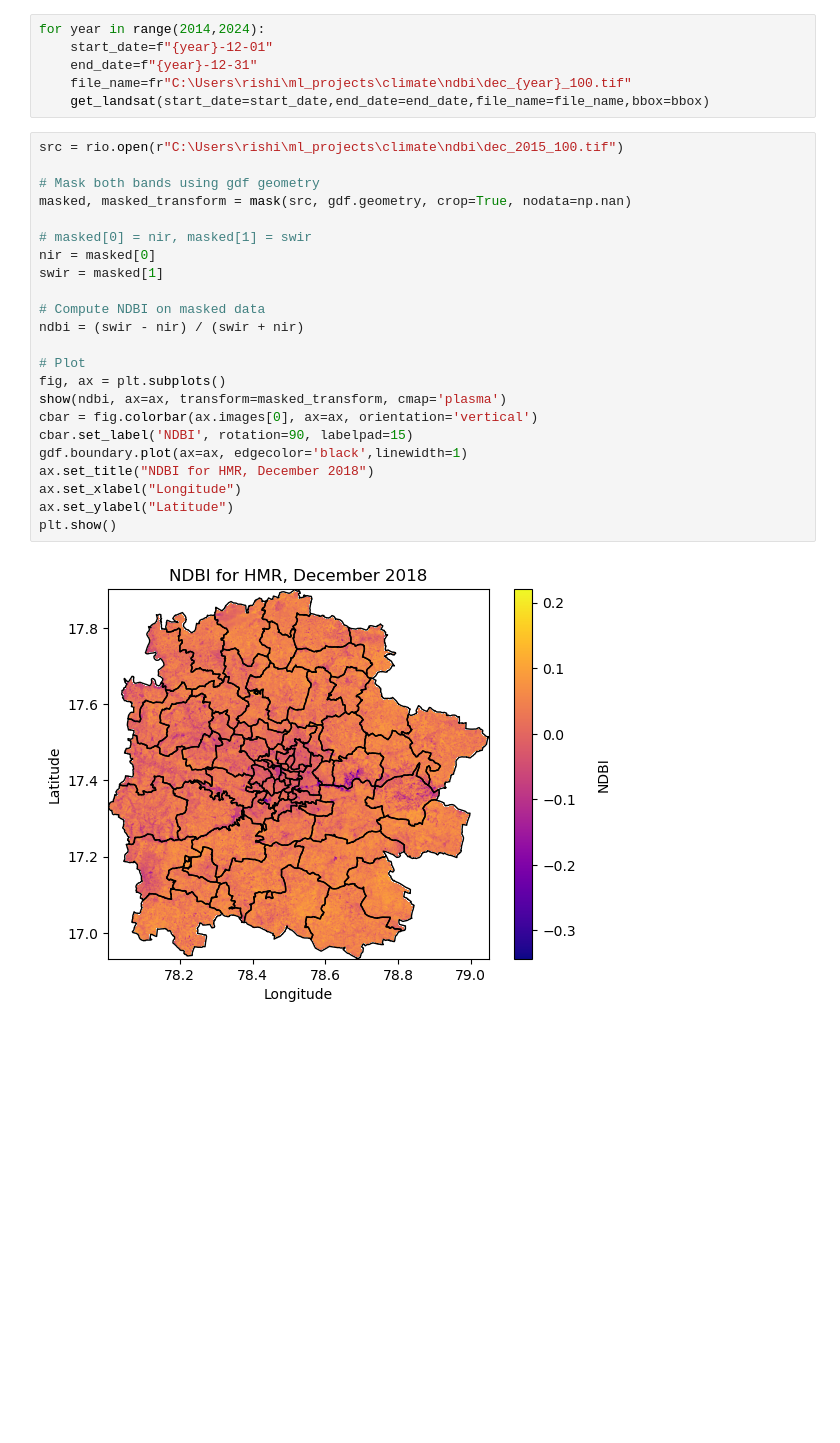
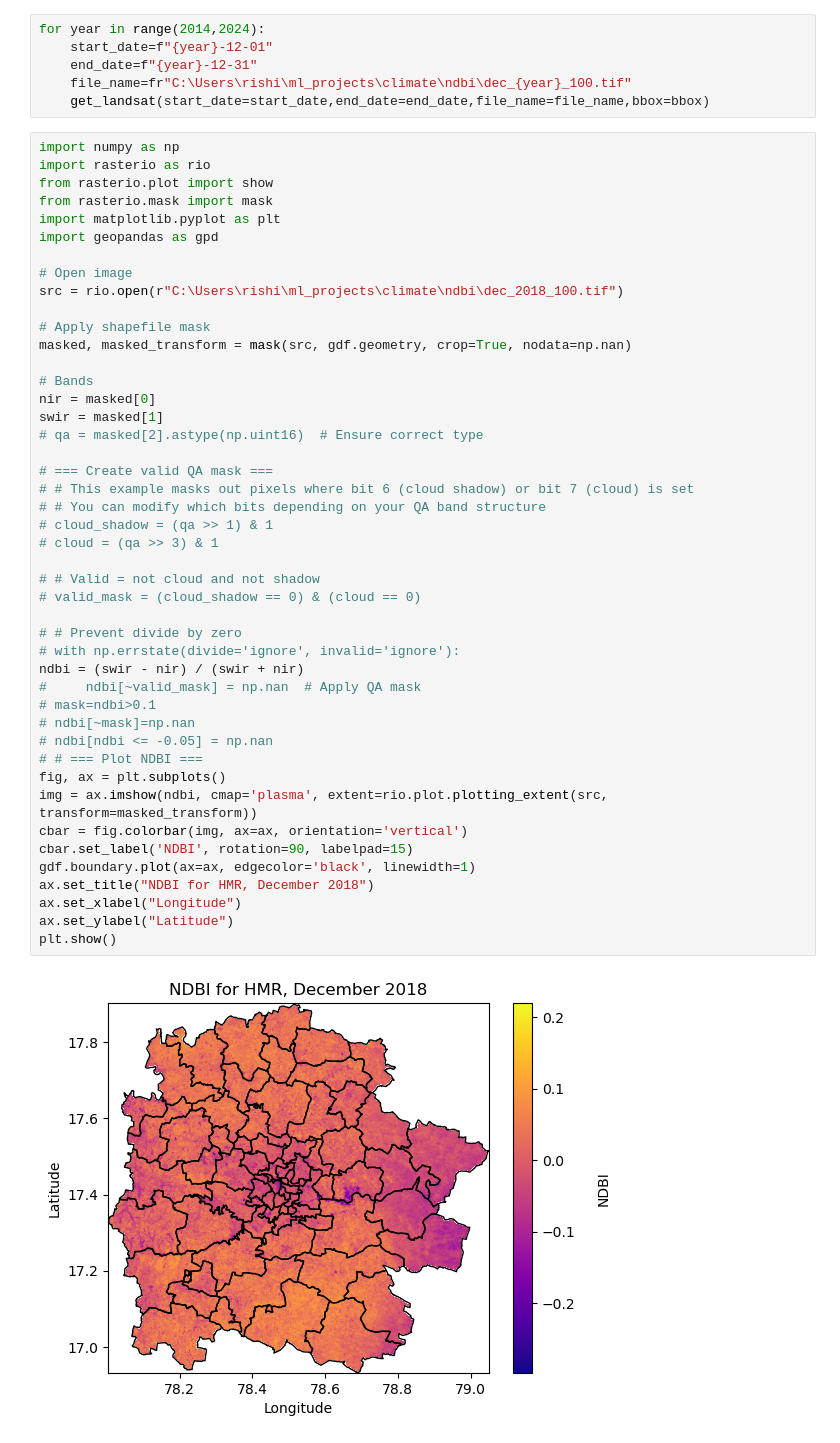
Before and after one commit to Rishi-Bharadwaj/air_pollution_correlation, a Jupyter notebook: Notebooks/ndbi.ipynb, the cells around one changed output. Saved outputs shown, nothing was run; the diff lists cells and outputs as text; blank space fills up the shorter version.

```diff
--- a/Notebooks/ndbi.ipynb
+++ b/Notebooks/ndbi.ipynb
@@ -55,27 +50,49 @@ for year in range(2014,2024):
     file_name=fr"C:\Users\rishi\ml_projects\climate\ndbi\dec_{year}_100.tif"
     get_landsat(start_date=start_date,end_date=end_date,file_name=file_name,bbox=bbox)
 # %%
-src = rio.open(r"C:\Users\rishi\ml_projects\climate\ndbi\dec_2015_100.tif")
+import numpy as np
+import rasterio as rio
+from rasterio.plot import show
+from rasterio.mask import mask
+import matplotlib.pyplot as plt
+import geopandas as gpd
 
-# Mask both bands using gdf geometry
+# Open image
+src = rio.open(r"C:\Users\rishi\ml_projects\climate\ndbi\dec_2018_100.tif")
+
+# Apply shapefile mask
 masked, masked_transform = mask(src, gdf.geometry, crop=True, nodata=np.nan)
 
-# masked[0] = nir, masked[1] = swir
+# Bands
 nir = masked[0]
 swir = masked[1]
+# qa = masked[2].astype(np.uint16)  # Ensure correct type
 
-# Compute NDBI on masked data
+# === Create valid QA mask ===
+# # This example masks out pixels where bit 6 (cloud shadow) or bit 7 (cloud) is set
+# # You can modify which bits depending on your QA band structure
+# cloud_shadow = (qa >> 1) & 1
+# cloud = (qa >> 3) & 1
+
+# # Valid = not cloud and not shadow
+# valid_mask = (cloud_shadow == 0) & (cloud == 0)
+
+# # Prevent divide by zero
+# with np.errstate(divide='ignore', invalid='ignore'):
 ndbi = (swir - nir) / (swir + nir)
-
-# Plot
+#     ndbi[~valid_mask] = np.nan  # Apply QA mask
+# mask=ndbi>0.1
+# ndbi[~mask]=np.nan
+# ndbi[ndbi <= -0.05] = np.nan
+# # === Plot NDBI ===
 fig, ax = plt.subplots()
-show(ndbi, ax=ax, transform=masked_transform, cmap='plasma')
-cbar = fig.colorbar(ax.images[0], ax=ax, orientation='vertical')
+img = ax.imshow(ndbi, cmap='plasma', extent=rio.plot.plotting_extent(src, transform=masked_transform))
+cbar = fig.colorbar(img, ax=ax, orientation='vertical')
 cbar.set_label('NDBI', rotation=90, labelpad=15)
-gdf.boundary.plot(ax=ax, edgecolor='black',linewidth=1)
+gdf.boundary.plot(ax=ax, edgecolor='black', linewidth=1)
 ax.set_title("NDBI for HMR, December 2018")
 ax.set_xlabel("Longitude")
 ax.set_ylabel("Latitude")
 plt.show()
 # %% [output]
-[figure, old version]
+[figure, new version]
```
Also changed, not shown: parts of 12 cells of this notebook, 15 other files.
